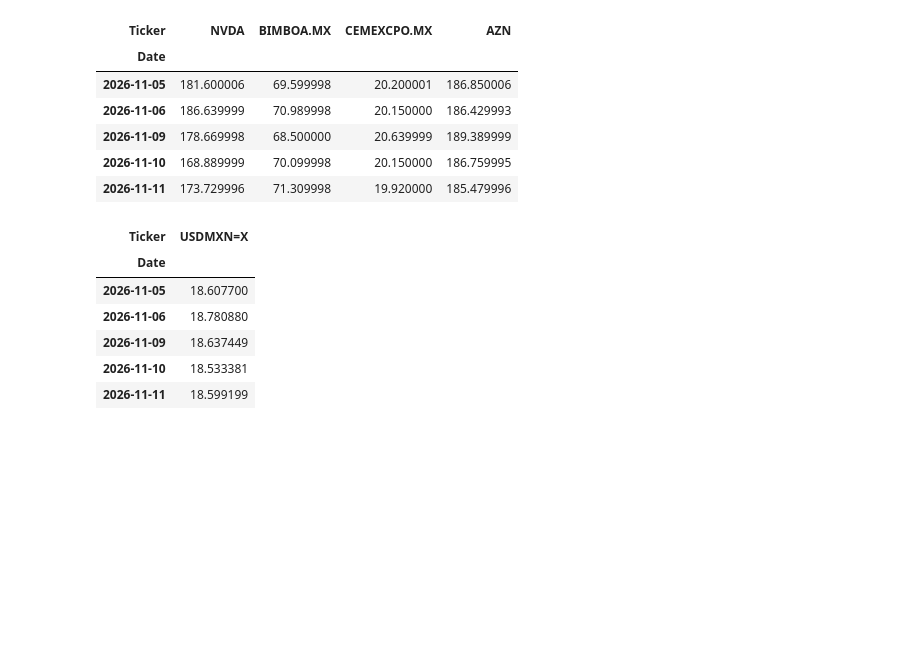
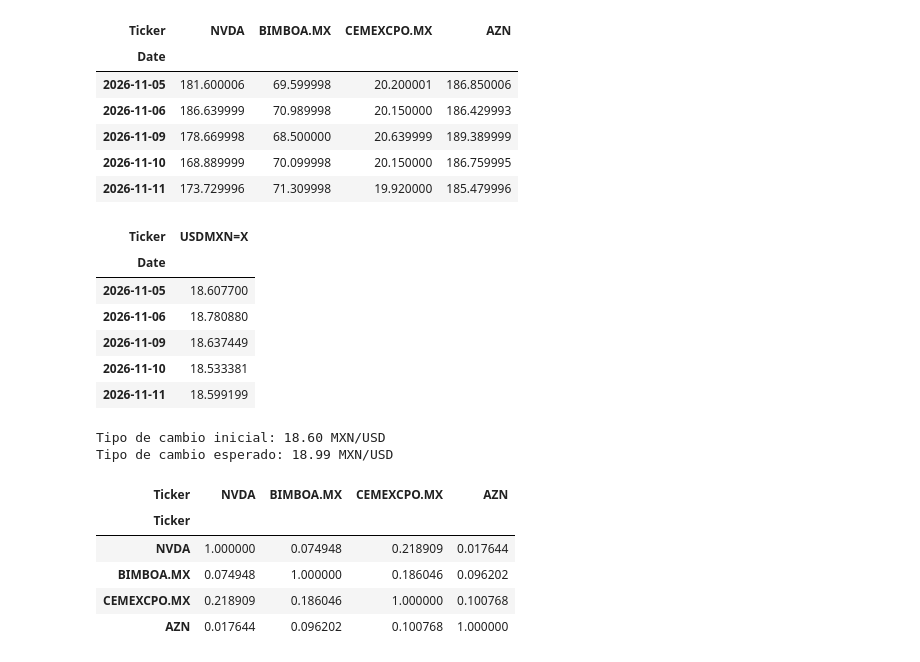
Before and after one commit to aj-hernandezs/Simulacion-_de_Procesos_Financieros, a Jupyter notebook: Tareas/T05_Simulacion_Multiactivo.ipynb, the cells around one changed output. Drawn from its saved outputs; the diff is of its cells as text; code cells hidden in the pictures; blank space fills up the shorter version.

```diff
--- a/Tareas/T05_Simulacion_Multiactivo.ipynb
+++ b/Tareas/T05_Simulacion_Multiactivo.ipynb
@@ -53,3 +63,32 @@ display(forex.tail())
 # %%
 def final_price(S0, mean, std, T, sims):
     return S0 * np.exp(mean * T + std * np.sqrt(T) * np.random.normal(size=sims))
+# %%
+fecha = prices.dropna().index[-1]
+prices = prices.loc[:fecha].dropna()
+forex = forex.loc[:fecha].dropna()
+
+lg_rets = np.log(prices / prices.shift(1)).dropna()
+forex_returns = np.log(forex / forex.shift(1)).dropna()
+
+S0_forex = forex.iloc[-1]
+mean_forex = forex_returns.mean() * 252
+std_forex = forex_returns.std() * np.sqrt(252)
+
+T = 1
+
+st_forex = S0_forex * np.exp(mean_forex * T + 0.5 * std_forex**2 * T)
+
+print(f'Tipo de cambio inicial: {S0_forex:.2f} MXN/USD')
+print(f'Tipo de cambio esperado: {st_forex:.2f} MXN/USD')
+
+display(lg_rets.corr())
+# %% [output]
+Tipo de cambio inicial: 18.60 MXN/USD
+Tipo de cambio esperado: 18.99 MXN/USD
+| Ticker | NVDA | BIMBOA.MX | CEMEXCPO.MX | AZN |
+| Ticker |  |  |  |  |
+| NVDA | 1.000000 | 0.074948 | 0.218909 | 0.017644 |
+| BIMBOA.MX | 0.074948 | 1.000000 | 0.186046 | 0.096202 |
+| CEMEXCPO.MX | 0.218909 | 0.186046 | 1.000000 | 0.100768 |
+| AZN | 0.017644 | 0.096202 | 0.100768 | 1.000000 |
```
Also changed, not shown: parts of 18 cells of this notebook.
